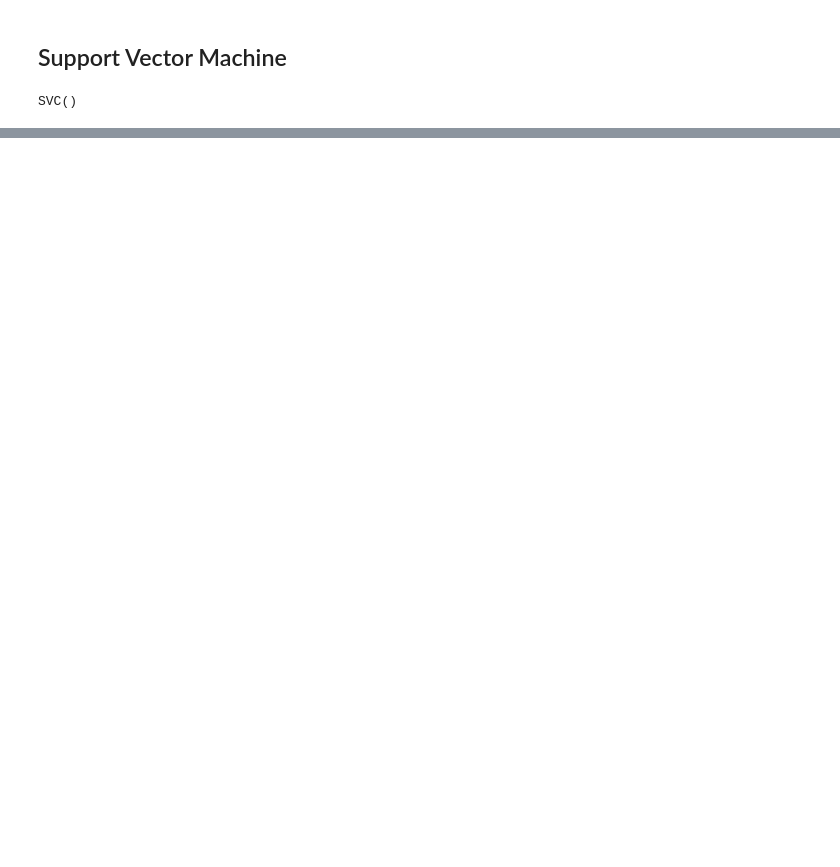
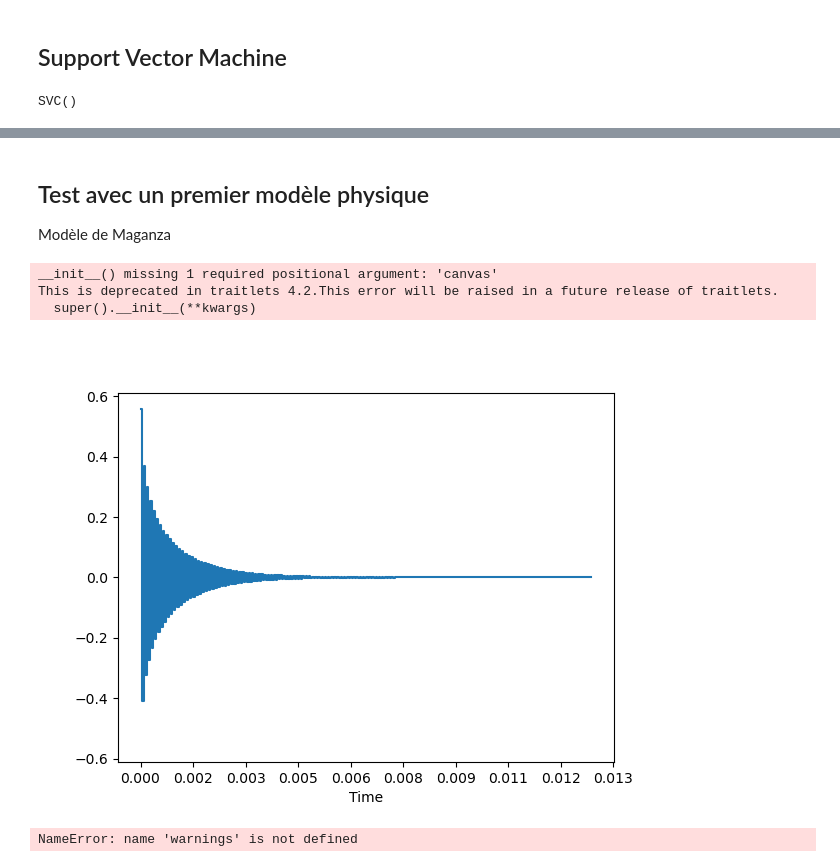
Before and after one commit to ClementineBerger/Auto-oscillations, a Jupyter notebook: mapping.ipynb, the cells around one changed output, grey strips where cells are left out. Drawn from its saved outputs; the diff is of its cells as text; code cells hidden in the pictures; blank space fills up the shorter version.

```diff
--- a/mapping.ipynb
+++ b/mapping.ipynb
@@ -130,0 +180,3 @@ plt.show()
+# %% [markdown]
+## Test avec un premier modèle physique
+Modèle de Maganza
@@ -130,0 +279,41 @@ plt.show()
+# %%
+gamma = 0.6  # contrôle : rapport pm/pM
+xi = W * H / Sc * np.sqrt(2 * gamma_air * rho / pM)
+test = make_sound(gamma, xi)
+
+plt.figure()
+librosa.display.waveshow(test)
+plt.show()
+# %% [output]
+__init__() missing 1 required positional argument: 'canvas'
+This is deprecated in traitlets 4.2.This error will be raised in a future release of traitlets.
+  super().__init__(**kwargs)
+[figure, added]
+# %%
+# Randomly sample data points (uniform distribution)
+# Here we sample the gamma and xi parameters
+
+n_points = 100
+data_coordinates = np.random.rand(n_points, 2) * 0.85 + 0.15
+
+# Gamma between 0 and 1
+
+# Xi between 0 and 1
+# data_coordinates[:, 1] = 2 * data_coordinates[:, 1] + 1
+
+wave_dataset = np.zeros((n_points, len(make_sound(0.6, 2.76))))
+labels = np.zeros(n_points)
+
+# Catch warnings as errors
+warnings.filterwarnings("error")
+
+for i, x in enumerate(data_coordinates):
+    ampl, damp = x
+    waveform = make_sound(ampl, damp)
+    wave_dataset[i] = waveform
+    # labels[i] = 1 if are_there_oscillations(waveform, epsilon=1e-3) else -1
+    N2_3 = int(2 * len(waveform) / 3)
+    labels[i] = criterion = np.mean(np.abs(waveform[N2_3:]))
+warnings.resetwarnings()
+# %% [output]
+NameError: name 'warnings' is not defined
```
Also changed, not shown: parts of 14 cells of this notebook.
